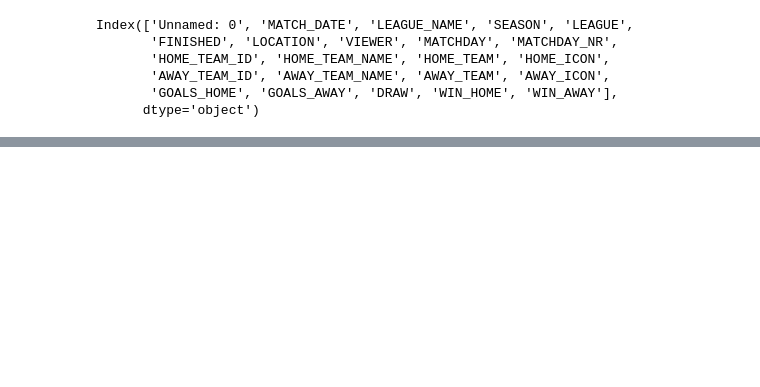
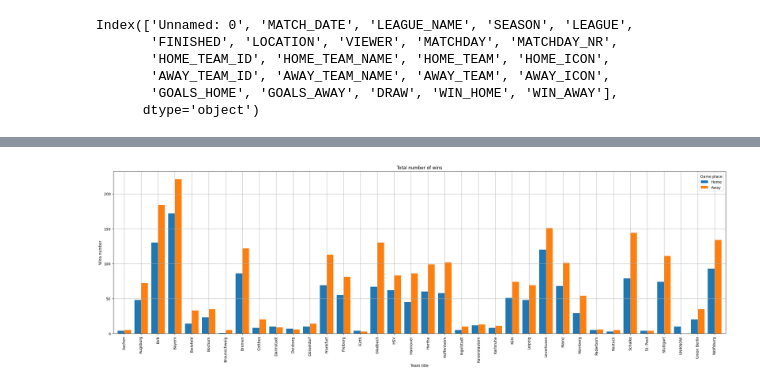
Before and after one commit to ivan-ver/Football_Bundesliga_Seasons, a Jupyter notebook: notebooks/eda.ipynb, the cells around one changed output, grey strips where cells are left out. Cells and saved outputs as stored; diff of their text form; code cells hidden in the pictures; blank space fills up the shorter version.

```diff
--- a/notebooks/eda.ipynb
+++ b/notebooks/eda.ipynb
@@ -98,0 +110,18 @@ Name: count, dtype: int64
+# %%
+winer_num = df.pivot_table(
+    'IS_WIN',
+    index='TEAM',
+    columns='IS_HOME_GAME',
+    aggfunc='sum'
+)
+winer_num.rename(columns={False: 'Home', True: 'Away'}, inplace=True)
+# %%
+fig, ax = plt.subplots(figsize=(30, 8))
+winer_num.plot(kind='bar', ax=ax, width = 0.8)
+ax.set_title('Total number of wins')
+ax.set_xlabel('Team title')
+ax.set_ylabel('Wins number')
+ax.legend(title='Game place')
+ax.grid()
+# %% [output]
+[figure, added]
```
Also changed, not shown: parts of 51 cells of this notebook, 7 other files.
